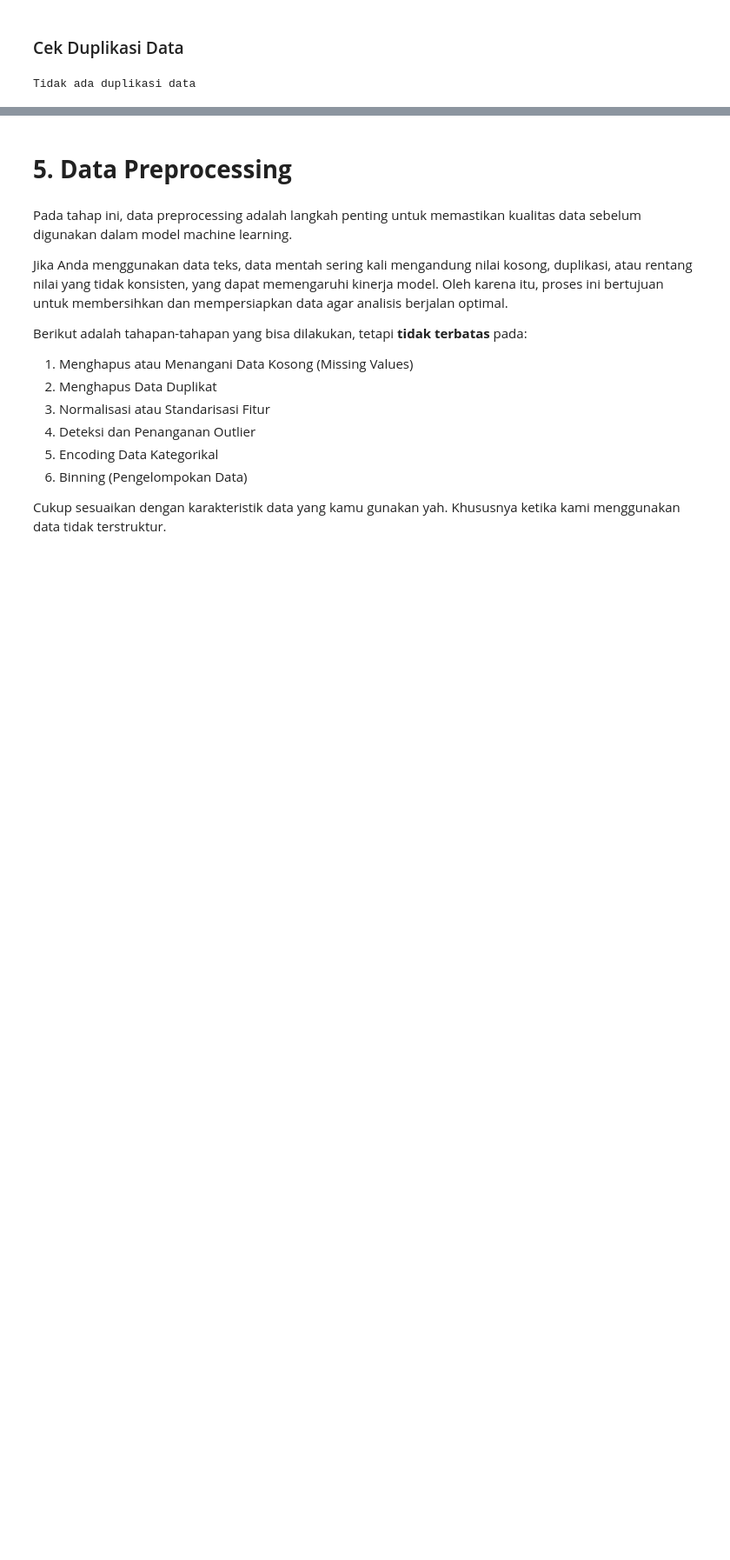
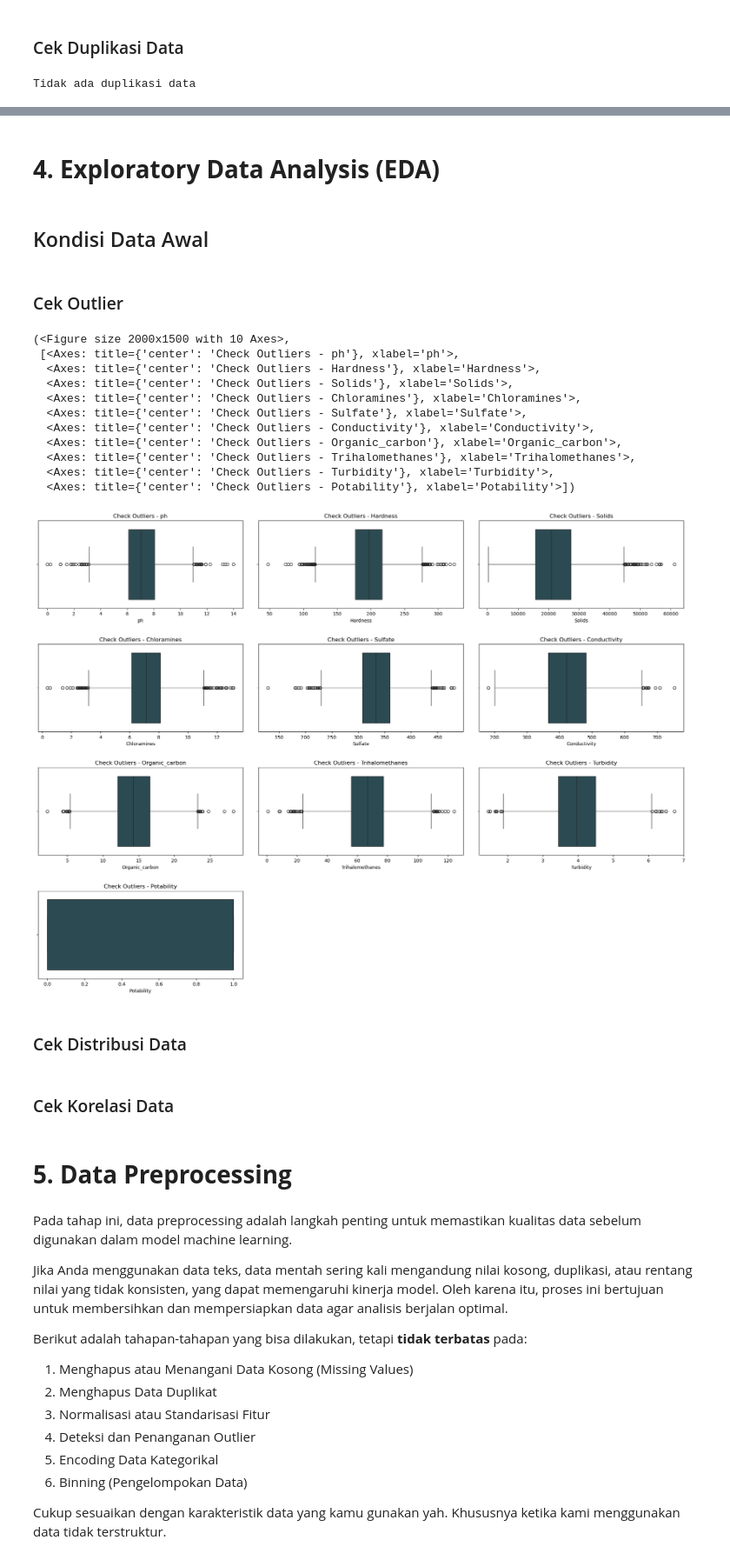
Before and after one commit to Sulbae/SMSML_Anggun-Sulis-Setyawan, a Jupyter notebook: Preprocessing/Eksperimen_Anggun-Sulis-Setyawan.ipynb, the cells around one changed output, grey strips where cells are left out. Shown at 87% size. Saved outputs shown, nothing was run; the diff lists cells and outputs as text; code cells hidden in the pictures; blank space fills up the shorter version.

Commit message:
cek outlier

```diff
--- a/Preprocessing/Eksperimen_Anggun-Sulis-Setyawan.ipynb
+++ b/Preprocessing/Eksperimen_Anggun-Sulis-Setyawan.ipynb
@@ -142,3 +134,41 @@ Tujuan dari EDA adalah untuk memperoleh wawasan awal yang mendalam mengenai data
+# %% [markdown]
+# **4. Exploratory Data Analysis (EDA)**
+# %% [markdown]
+## Kondisi Data Awal
+# %% [markdown]
+### Cek Outlier
+# %%
+def boxplot_outlier(df):
+    view_outlier = plt.figure(figsize=(20,15))
+    axes = []
+
+    for k, cols in enumerate(df):
+        ax = plt.subplot(4, 3, k+1)
+        sns.boxplot(x=cols, data=df, color="#264D58", ax=ax)
+        ax.set_title(f"Check Outliers - {cols}", fontsize=12)
+        axes.append(ax)
+
+    plt.tight_layout(pad=3.0)
+    return view_outlier, axes
+# %%
+boxplot_outlier(df)
+# %% [output]
+(<Figure size 2000x1500 with 10 Axes>,
+ [<Axes: title={'center': 'Check Outliers - ph'}, xlabel='ph'>,
+  <Axes: title={'center': 'Check Outliers - Hardness'}, xlabel='Hardness'>,
+  <Axes: title={'center': 'Check Outliers - Solids'}, xlabel='Solids'>,
+  <Axes: title={'center': 'Check Outliers - Chloramines'}, xlabel='Chloramines'>,
+  <Axes: title={'center': 'Check Outliers - Sulfate'}, xlabel='Sulfate'>,
+  <Axes: title={'center': 'Check Outliers - Conductivity'}, xlabel='Conductivity'>,
+  <Axes: title={'center': 'Check Outliers - Organic_carbon'}, xlabel='Organic_carbon'>,
+  <Axes: title={'center': 'Check Outliers - Trihalomethanes'}, xlabel='Trihalomethanes'>,
+  <Axes: title={'center': 'Check Outliers - Turbidity'}, xlabel='Turbidity'>,
+  <Axes: title={'center': 'Check Outliers - Potability'}, xlabel='Potability'>])
+[figure, added]
+# %% [markdown]
+### Cek Distribusi Data
+# %% [markdown]
+### Cek Korelasi Data
 # %% [markdown]
 # **5. Data Preprocessing**
 # %% [markdown]
```
Also changed, not shown: parts of 2 cells of this notebook.
